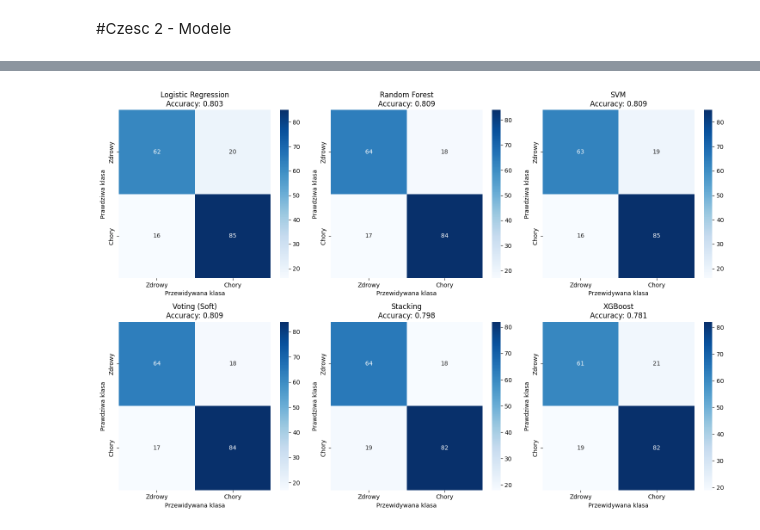
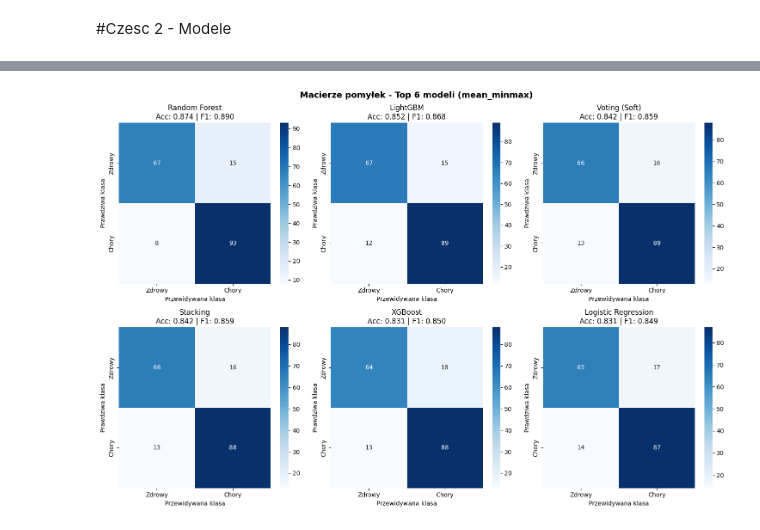
Before and after one commit to Nachos-mic/ZMUM_PROJEKT, a Jupyter notebook: zmum_project.ipynb, the cells around one changed output, grey strips where cells are left out. Saved outputs shown, nothing was run; the diff lists cells and outputs as text; code cells hidden in the pictures.

Commit message:
dodano modele

```diff
--- a/zmum_project.ipynb
+++ b/zmum_project.ipynb
@@ -1360,20 +1624,14 @@ Stacking Classifier:
 # %%
 # =============================================================================
-# 10. PORÓWNANIE WYNIKÓW - TABELA
+# 11. PORÓWNANIE Z MODELAMI ZESPOŁOWYMI
 # =============================================================================
 
-results_df = pd.DataFrame(results_sklearn).T
-results_df = results_df.round(4)
-results_df = results_df.sort_values('F1-Score', ascending=False)
+print(f"\n{'='*80}")
+print(f"PORÓWNANIE WSZYSTKICH MODELI - {best_dataset_name}")
+print(f"{'='*80}")
 
-print("\n" + "="*80)
-print("PORÓWNANIE WSZYSTKICH MODELI")
-print("="*80)
-display(results_df)
-
-# Najlepszy model
-best_model_name = results_df['F1-Score'].idxmax()
-print(f"\nNajlepszy model wg F1-Score: {best_model_name}")
-print(f"F1-Score: {results_df.loc[best_model_name, 'F1-Score']:.4f}")
+final_comparison = pd.DataFrame(all_results[best_dataset_name]).T
+final_comparison = final_comparison.sort_values('F1-Score', ascending=False)
+display(final_comparison.round(4))
 # %% [output]
 ================================================================================
@@ -1393,50 +1649,77 @@ F1-Score: 0.8293
 # %%
 # =============================================================================
-# 11. MACIERZE POMYŁEK - WIZUALIZACJA
+# 12. MACIERZE POMYŁEK - TOP 6 MODELI
 # =============================================================================
 
 import matplotlib.pyplot as plt
 import seaborn as sns
 
-# Wybór 6 modeli do wizualizacji
-models_to_plot = {
-    'Logistic Regression': models_sklearn['Logistic Regression'],
-    'Random Forest': models_sklearn['Random Forest'],
-    'SVM': models_sklearn['SVM'],
-    'Voting (Soft)': voting_soft,
-    'Stacking': stacking
-}
+# Trenowanie top 6 modeli dla wizualizacji
+top_models_names = final_comparison.head(6).index.tolist()
 
-# Dodaj XGBoost jeśli dostępny
-try:
-    models_to_plot['XGBoost'] = xgb_model
-except:
-    pass
+models_for_viz = {}
+for model_name in top_models_names:
+    if model_name == 'Voting (Soft)':
+        models_for_viz[model_name] = voting_soft
+    elif model_name == 'Stacking':
+        models_for_viz[model_name] = stacking
+    elif model_name == 'Logistic Regression':
+        model = LogisticRegression(max_iter=1000, random_state=42)
+        model.fit(X_train, y_train)
+        models_for_viz[model_name] = model
+    elif model_name == 'Decision Tree':
+        model = DecisionTreeClassifier(max_depth=10, random_state=42)
+        model.fit(X_train, y_train)
+        models_for_viz[model_name] = model
+    elif model_name == 'Random Forest':
+        model = RandomForestClassifier(n_estimators=100, max_depth=10, random_state=42)
+        model.fit(X_train, y_train)
+        models_for_viz[model_name] = model
+    elif model_name == 'SVM':
+        model = SVC(kernel='rbf', probability=True, random_state=42)
+        model.fit(X_train, y_train)
+        models_for_viz[model_name] = model
+    elif model_name == 'XGBoost':
+        try:
+            from xgboost import XGBClassifier
+            model = XGBClassifier(n_estimators=100, max_depth=5, learning_rate=0.1, random_state=42, eval_metric='logloss')
+            model.fit(X_train, y_train)
+            models_for_viz[model_name] = model
+        except:
+            pass
+    elif model_name == 'LightGBM':
+        try:
+            from lightgbm import LGBMClassifier
+            model = LGBMClassifier(n_estimators=100, max_depth=5, learning_rate=0.1, random_state=42, verbose=-1)
+            model.fit(X_train, y_train)
+            models_for_viz[model_name] = model
+        except:
+            pass
 
 fig, axes = plt.subplots(2, 3, figsize=(15, 10))
 axes = axes.flatten()
 
-for idx, (name, model) in enumerate(models_to_plot.items()):
+for idx, (name, model) in enumerate(models_for_viz.items()):
     if idx >= 6:
         break
 
     y_pred = model.predict(X_test)
     cm = manual_confusion_matrix(y_test, y_pred)
 
     sns.heatmap(cm, annot=True, fmt='d', cmap='Blues', ax=axes[idx],
                 xticklabels=['Zdrowy', 'Chory'],
                 yticklabels=['Zdrowy', 'Chory'])
-    axes[idx].set_title(f'{name}\nAccuracy: {manual_accuracy(y_test, y_pred):.3f}')
+    axes[idx].set_title(f'{name}\nAcc: {manual_accuracy(y_test, y_pred):.3f} | F1: {manual_f1_score(y_test, y_pred):.3f}')
     axes[idx].set_ylabel('Prawdziwa klasa')
     axes[idx].set_xlabel('Przewidywana klasa')
 
-# Usuń puste subploty
-for idx in range(len(models_to_plot), 6):
+for idx in range(len(models_for_viz), 6):
     fig.delaxes(axes[idx])
 
+plt.suptitle(f'Macierze pomyłek - Top 6 modeli ({best_dataset_name})', fontsize=14, fontweight='bold')
 plt.tight_layout()
 plt.show()
 # %% [output]
-[figure, old version]
+[figure, new version]
 # %%
 # =============================================================================
```
Also changed, not shown: parts of 20 cells of this notebook.
